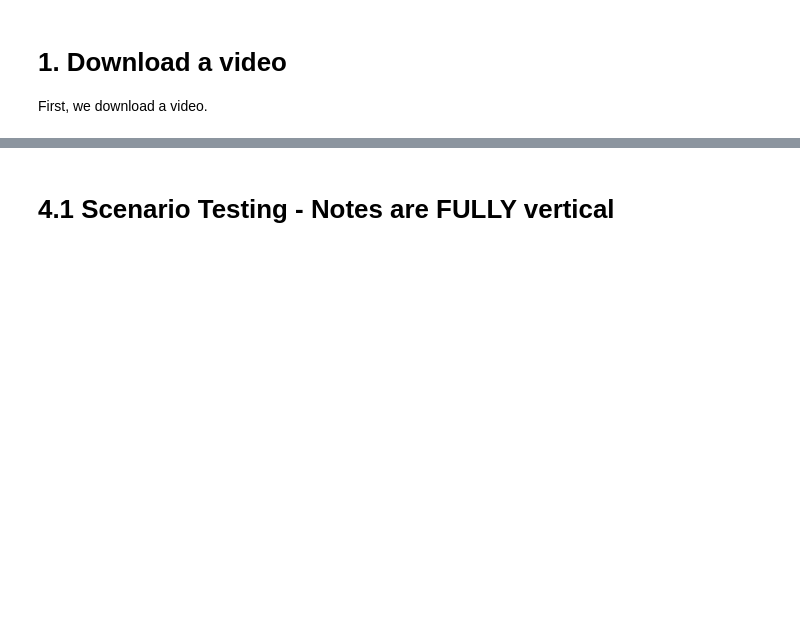
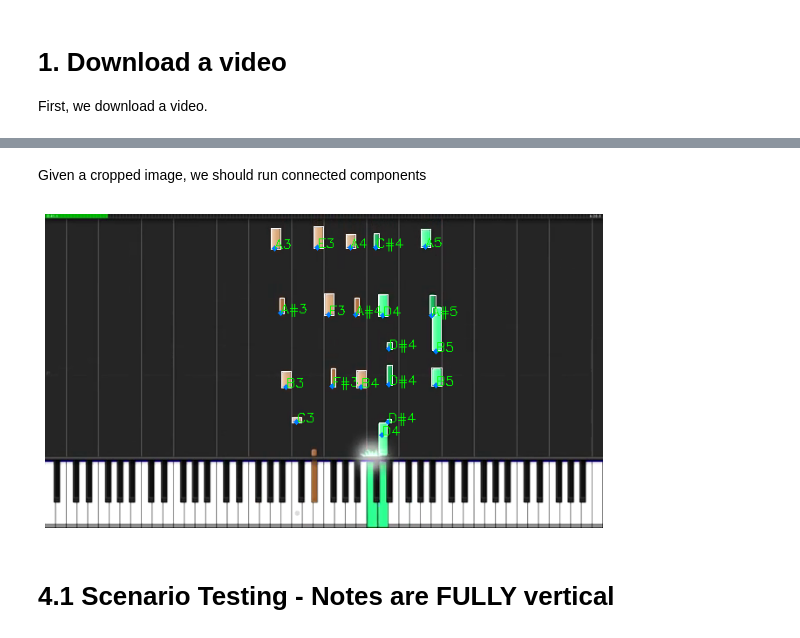
Before and after one commit to cooldecola/piano2sheet, a Jupyter notebook: src/testing/brian/brian's testing corner.ipynb, the cells around one changed output, grey strips where cells are left out. Saved outputs shown, nothing was run; the diff lists cells and outputs as text; code cells hidden in the pictures; blank space fills up the shorter version.

Commit message:
Further refactoring
Need to watch how many times a for loop is called on connected components - can we extract that out into its own function?

```diff
--- a/src/testing/brian/brian's testing corner.ipynb
+++ b/src/testing/brian/brian's testing corner.ipynb
@@ -579,3 +685,40 @@ note, index = getKeyPressed(full_key_list, 999)
+# %% [markdown]
+Given a cropped image, we should run connected components
+# %%
+# For each frame, obtain connected components
+[num_labels, labels, stats, centroids] = getConnectedComponents(cropped_frame_thresh, connectivity = 8)
+output_img = frame.copy()
+
+#For loop only used for displaying
+# final_labels = []
+
+for i in range(1, num_labels):
+    x, y, w, h, area = getKeyStats(i, stats)
+    y += constant.KB_TOP_OFFSET
+    (cX, cY) = centroids[i]
+    cY = cY + constant.KB_TOP_OFFSET # We cropped out the first 20 pixels
+
+    # We have completely connected keys - we need to split them
+    if w > white_key_width*1.25 and w < white_key_width*3:
+
+        # WHITE IMAGE
+        connected_white_notes, thresh_mask, hist_threshold = segmentWhiteNotes(labels, i, cropped_frame_gray)
+        displaySegmentedNotes(connected_white_notes, output_img, white_key_width * 0.5, keyboard_array)
+
+        # BLACK IMAGE
+        connected_black_notes = segmentBlackNotes(thresh_mask, hist_threshold)
+        displaySegmentedNotes(connected_black_notes, output_img, black_key_width * 0.5, keyboard_array)
+
+    elif w >= black_key_width * 0.5:
+#         final_labels.append(i)
+        renamemeplz(output_img, x, y, w, h, cX, cY, keyboard_array)
+
+plt.figure(figsize=(10,10))
+plt.axis('off')
+plt.imshow(output_img)
+plt.show()
+# %% [output]
+[figure, added]
 # %% [markdown]
 # 4.1 Scenario Testing - Notes are FULLY vertical
 # %%
```
Also changed, not shown: parts of 28 cells of this notebook, 1 other file.
